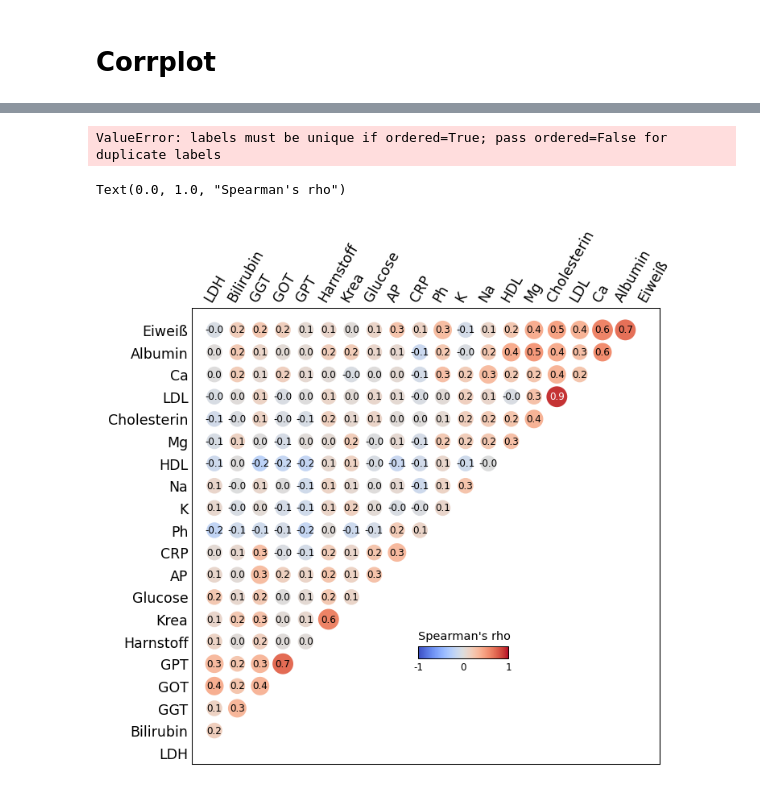
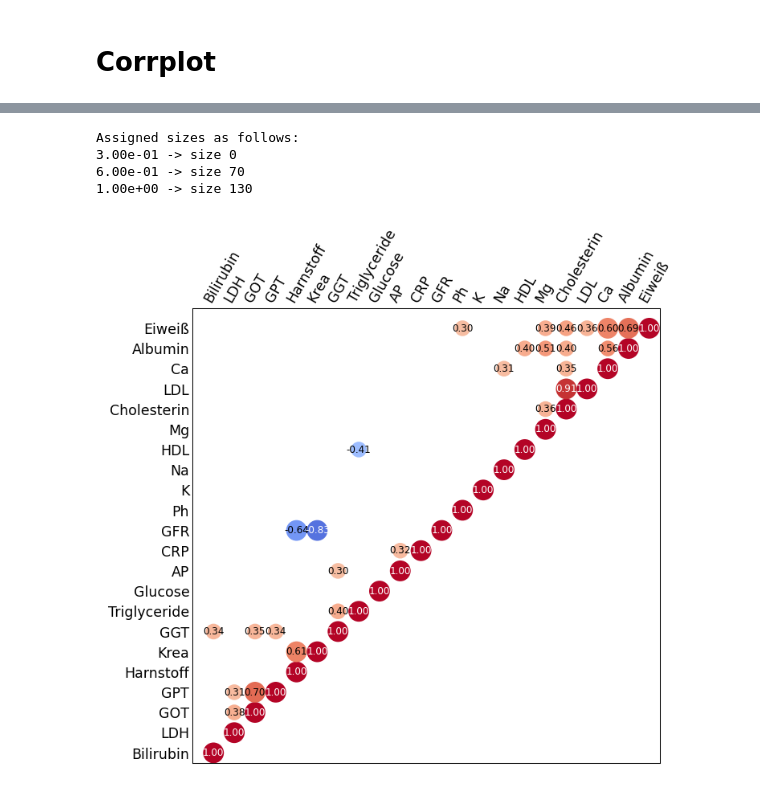
Before and after one commit to fossbert/Python_Packages, a Jupyter notebook: Dev_cbviz.ipynb, the cells around one changed output, grey strips where cells are left out. Saved outputs shown, nothing was run; the diff lists cells and outputs as text; code cells hidden in the pictures.

Commit message:
Corrplot and Dotplot update

```diff
--- a/Dev_cbviz.ipynb
+++ b/Dev_cbviz.ipynb
@@ -336,5 +281,11 @@ dpdf['variable'] = dpdf['variable'].astype('category').cat.reorder_categories(cd
+# %%
+cp = Corrplot(df, upper_left=False)
+# %%
+dp = cp.dp
 # %%
-dp = Dotplot(dpdf, x='index', y='variable', size='rho')
-dp.cut_size(bins=(0, 0.3, 0.6, 0.99, 1), sizes_out=(0, 100, 130, 0), transform=np.abs)
+dp.cut_size(bins=(0, 0.3, 0.6, 1), sizes_out=(0, 70, 130), transform=np.abs)
 # %% [output]
-ValueError: labels must be unique if ordered=True; pass ordered=False for duplicate labels
+Assigned sizes as follows:
+3.00e-01 -> size 0
+6.00e-01 -> size 70
+1.00e+00 -> size 130
@@ -360,24 +292,19 @@ def _color_light_or_dark(rgba_in:np.ndarray)-> str:
 # %%
 plt.style.use('cviz')
 fig, ax = plt.subplots(figsize=(5,5))
 from matplotlib.colors import CenteredNorm
 
-sp = ax.scatter(dp.y, dp.x, s=dp.size_cut, c=dp.size_raw, cmap=plt.cm.coolwarm, norm=CenteredNorm(0, 1))
+sp = ax.scatter(dp.y, dp.x, s=dp.size_cut, c=dp.color_raw, cmap=plt.cm.coolwarm, norm=CenteredNorm(0, 1))
 ax.set_ylim(-0.5, dp.data.nrows)
 ax.set_xlim(-1, dp.data.ncols-0.5)
 ax.set_yticks(range(dp.data.nrows), dp.tick_names.yticks);
 ax.set_xticks(range(dp.data.ncols), dp.tick_names.xticks, rotation=60, rotation_mode='anchor', ha='left');
 ax.xaxis.tick_top()
-for x, y, t, s in zip(dp.x, dp.y, dp.size_raw, dp.size_cut):
-    if not np.isnan(t) and s>0:
-        color = _color_light_or_dark(np.array(sp.to_rgba(t)))
-        ax.text(y, x, f'{t:.1f}', color=color, fontsize='xx-small', ha='center', va='center')
-
-cax = fig.add_axes([0.5, 0.3, 0.15, 0.02])
-fig.colorbar(sp, cax=cax, orientation='horizontal')
-cax.set_xticks((-1, 0, 1), (-1, 0, 1), fontsize='xx-small')
-cax.set_title("Spearman's rho", fontsize='x-small')
+dp.annotate(sp, str_fmt="1.2f")
+# cax = fig.add_axes([0.5, 0.3, 0.15, 0.02])
+# fig.colorbar(sp, cax=cax, orientation='horizontal')
+# cax.set_xticks((-1, 0, 1), (-1, 0, 1), fontsize='xx-small')
+# cax.set_title("Spearman's rho", fontsize='x-small')
 # fig.savefig('./Polyps/Plots/Correlation-LabValues-Feb14-2022.pdf')
 # %% [output]
-Text(0.0, 1.0, "Spearman's rho")
-[figure, old version]
+[figure, new version]
```
Also changed, not shown: parts of 11 cells of this notebook, 2 other files.
